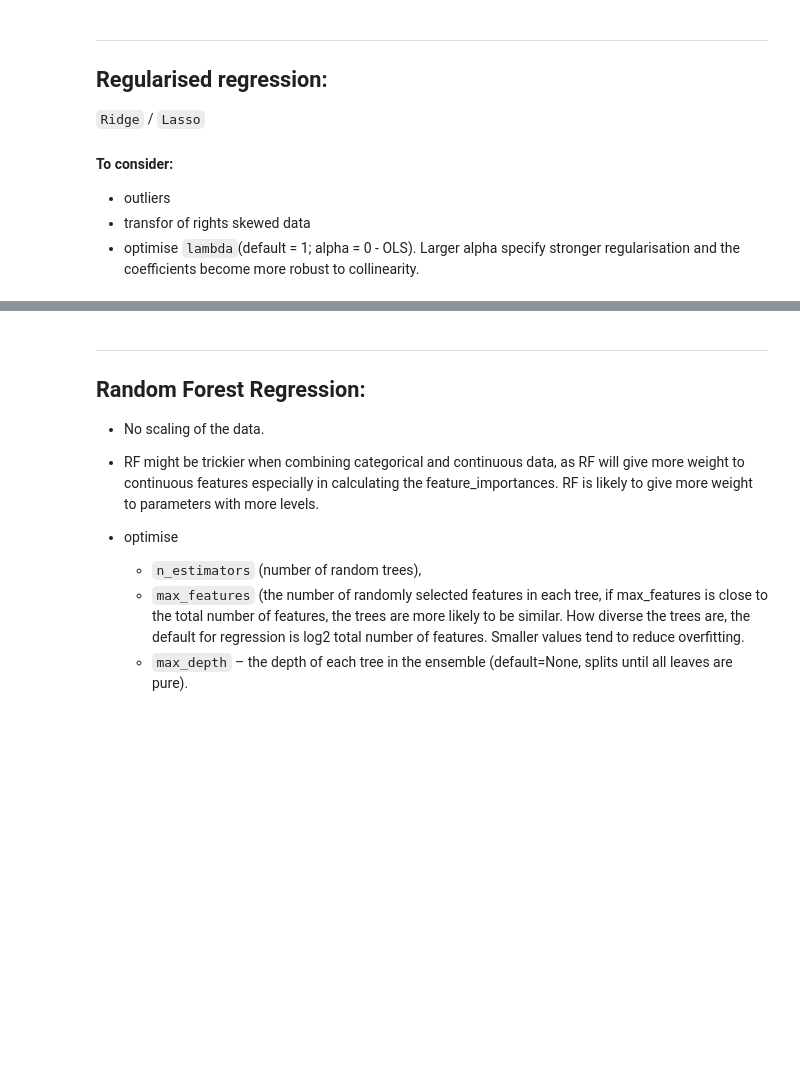
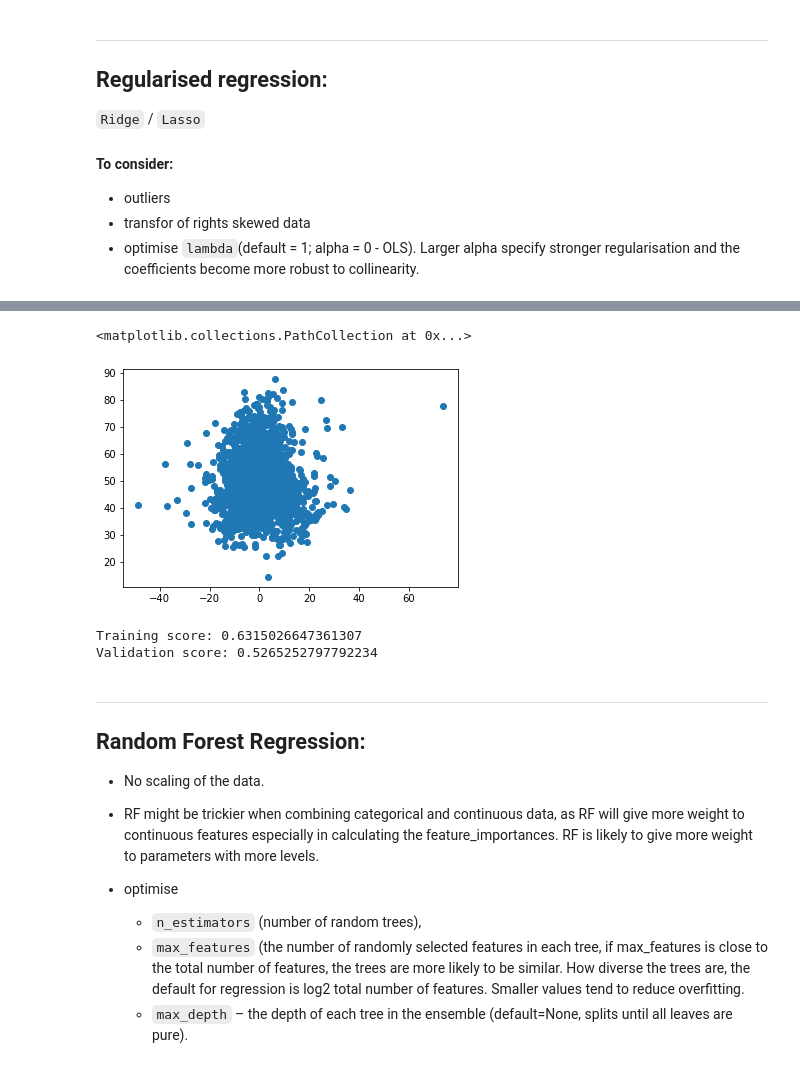
Before and after one commit to ralidimitrova/DS4A_team27, a Jupyter notebook: prediction_modelling/prediction_modelling.ipynb, the cells around one changed output, grey strips where cells are left out. Cells and saved outputs as stored; diff of their text form; code cells hidden in the pictures; blank space fills up the shorter version.

```diff
--- a/prediction_modelling/prediction_modelling.ipynb
+++ b/prediction_modelling/prediction_modelling.ipynb
@@ -143,0 +172,5 @@ X_val = X_val_fips.drop(columns = ['fips','state', 'county'])
+# %%
+plt.scatter(residuals, y_train_reg)
+# %% [output]
+<matplotlib.collections.PathCollection at 0x...>
+[figure, added]
@@ -144,3 +183,13 @@ X_val = X_val_fips.drop(columns = ['fips','state', 'county'])
+# %%
+rid = Ridge(alpha = 1).fit(X_train_scaled, y_train)
+y_train_rid = reg.predict(X_train_scaled)
+y_val_rid = reg.predict(X_val_scaled)
+
+print('Training score:', rid.score(X_train_scaled, y_train))
+print('Validation score:', rid.score(X_val_scaled, y_val))
+# %% [output]
+Training score: 0.6315026647361307
+Validation score: 0.5265252797792234
 # %% [markdown]
 ----------
 ## Random Forest Regression:
```
Also changed, not shown: parts of 14 cells of this notebook.
